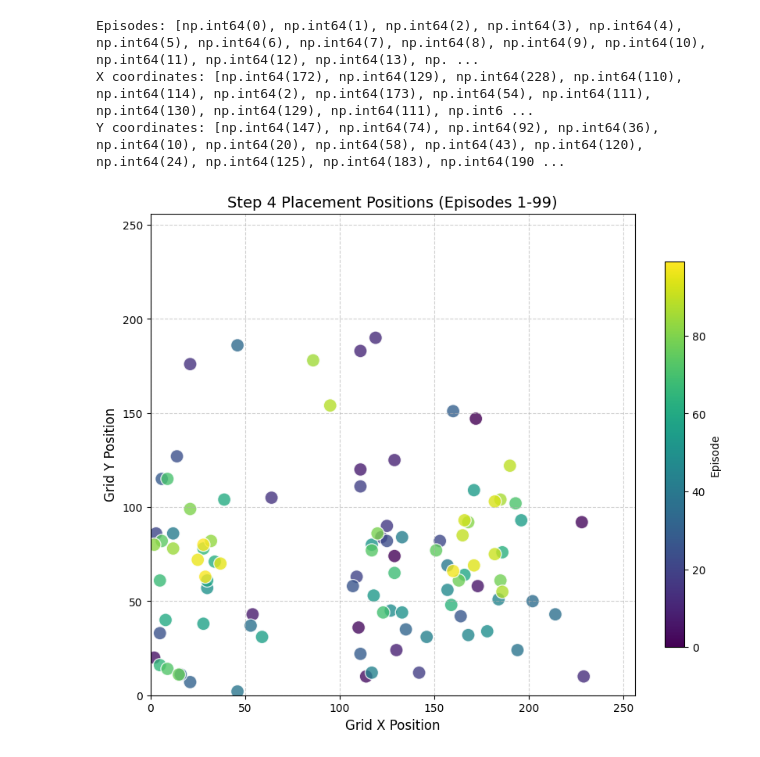
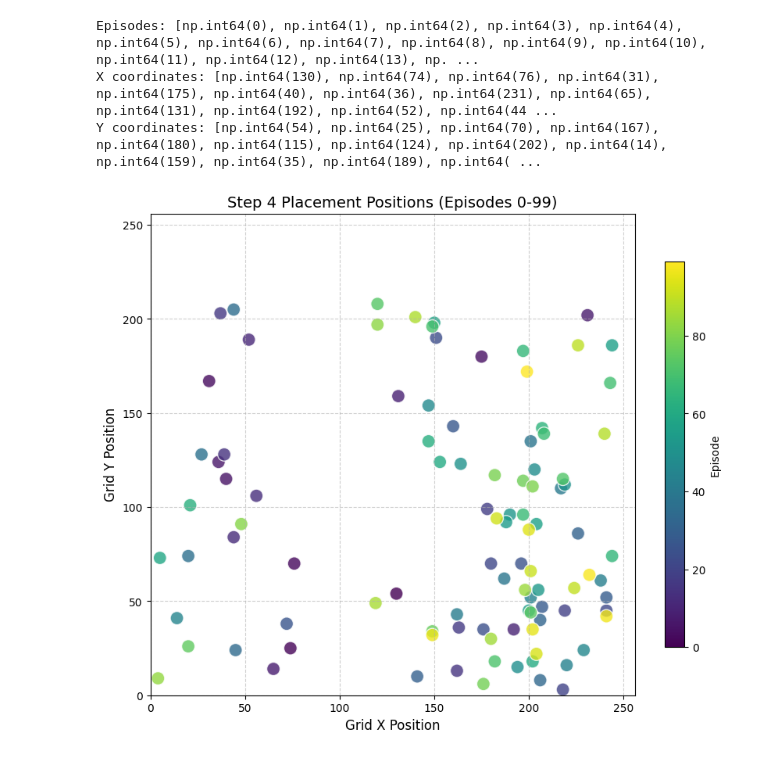
Before and after one commit to HUhu226/astri_EP, a Jupyter notebook: visualization.ipynb, the cells around one changed output. Drawn from its saved outputs; the diff is of its cells as text; code cells hidden in the pictures.

```diff
--- a/visualization.ipynb
+++ b/visualization.ipynb
@@ -3,7 +3,9 @@ import numpy as np
 import matplotlib.pyplot as plt
 
 # 数据路径（替换为你的实际路径）
-data_path = "/home/chesley/astri/AI4EDA-EfficientPlace/workspace/adaptec1/05-20/15:17:40/visualizations/placement_data/step_4_episodes_100.npy"
+data_path = "/home/chesley/astri/AI4EDA-EfficientPlace/" \
+"workspace/adaptec1/05-20/15:17:40/visualizations/placement_data/" \
+"step_8_episodes_100.npy"
 
 # 加载数据
 data = np.load(data_path, allow_pickle=True)
@@ -17,27 +19,25 @@ print("X coordinates:", xs)
 print("Y coordinates:", ys)
 # %% [output]
 Episodes: [np.int64(0), np.int64(1), np.int64(2), np.int64(3), np.int64(4), np.int64(5), np.int64(6), np.int64(7), np.int64(8), np.int64(9), np.int64(10), np.int64(11), np.int64(12), np.int64(13), np. ...
-X coordinates: [np.int64(172), np.int64(129), np.int64(228), np.int64(110), np.int64(114), np.int64(2), np.int64(173), np.int64(54), np.int64(111), np.int64(130), np.int64(129), np.int64(111), np.int6 ...
-Y coordinates: [np.int64(147), np.int64(74), np.int64(92), np.int64(36), np.int64(10), np.int64(20), np.int64(58), np.int64(43), np.int64(120), np.int64(24), np.int64(125), np.int64(183), np.int64(190 ...
+X coordinates: [np.int64(130), np.int64(74), np.int64(76), np.int64(31), np.int64(175), np.int64(40), np.int64(36), np.int64(231), np.int64(65), np.int64(131), np.int64(192), np.int64(52), np.int64(44 ...
+Y coordinates: [np.int64(54), np.int64(25), np.int64(70), np.int64(167), np.int64(180), np.int64(115), np.int64(124), np.int64(202), np.int64(14), np.int64(159), np.int64(35), np.int64(189), np.int64( ...
 # %%
 plt.figure(figsize=(10, 8))
 
 # 绘制散点图，颜色根据episode渐变（假设episode从1开始）
 colors = plt.cm.viridis(np.array(episodes) / max(episodes))
 plt.scatter(xs, ys, c=colors, s=150, alpha=0.8, edgecolors='white', linewidth=1)
 
 # 添加颜色条时指定ax=plt.gca()
 plt.colorbar(sm, label="Episode", shrink=0.8, ax=plt.gca())  # 添加ax参数
 
-plt.title(f"Step 4 Placement Positions (Episodes 1-{max(episodes)})", fontsize=14)
+plt.title(f"Step 4 Placement Positions (Episodes 0-{max(episodes)})", fontsize=14)
 plt.xlabel("Grid X Position", fontsize=12)
 plt.ylabel("Grid Y Position", fontsize=12)
 plt.grid(True, linestyle='--', alpha=0.6)
-plt.xlim(+0, 256)
+plt.xlim(0, 256)
 plt.ylim(0, 256)
 
 plt.show()
-
-plt.show()
 # %% [output]
-[figure, old version]
+[figure, new version]
```
Also changed, not shown: parts of 2 cells of this notebook, 2 other files.
